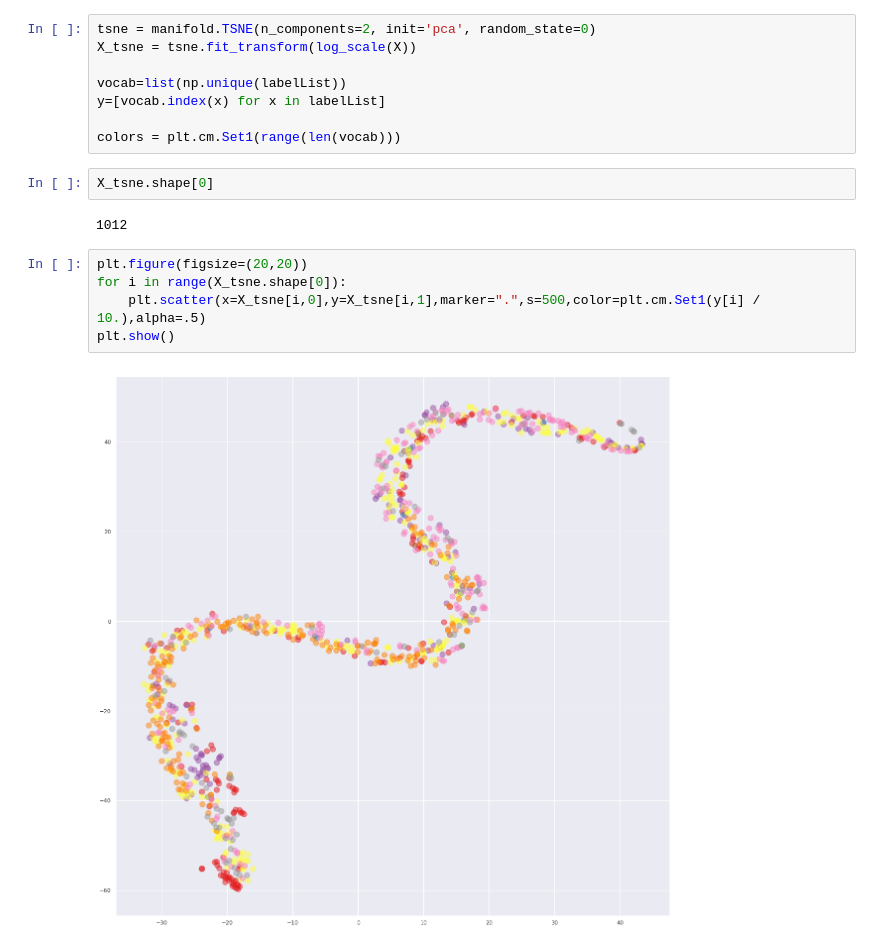
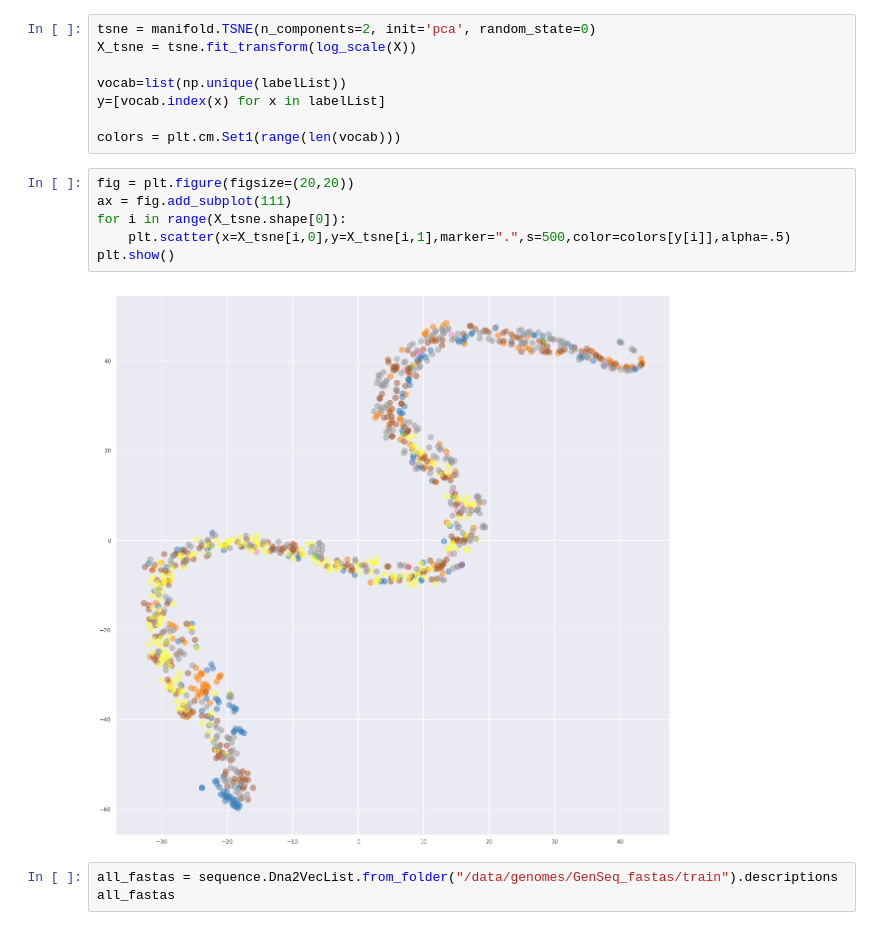
Before and after one commit to sergeman/fastai-genomic, a Jupyter notebook: ipynb/Phylogenetic.ipynb, the cells around one changed output. Drawn from its saved outputs; the diff is of its cells as text.

```diff
--- a/ipynb/Phylogenetic.ipynb
+++ b/ipynb/Phylogenetic.ipynb
@@ -118,14 +116,14 @@ vocab=list(np.unique(labelList))
 y=[vocab.index(x) for x in labelList]
 
 colors = plt.cm.Set1(range(len(vocab)))
-# %%
-X_tsne.shape[0]
-# %% [output]
-1012
 # %%
-plt.figure(figsize=(20,20))
+fig = plt.figure(figsize=(20,20))
+ax = fig.add_subplot(111)
 for i in range(X_tsne.shape[0]):
-    plt.scatter(x=X_tsne[i,0],y=X_tsne[i,1],marker=".",s=500,color=plt.cm.Set1(y[i] / 10.),alpha=.5)
+    plt.scatter(x=X_tsne[i,0],y=X_tsne[i,1],marker=".",s=500,color=colors[y[i]],alpha=.5)
 plt.show()
 # %% [output]
-[figure, old version]
+[figure, new version]
+# %%
+all_fastas = sequence.Dna2VecList.from_folder("/data/genomes/GenSeq_fastas/train").descriptions
+all_fastas
```
Also changed, not shown: parts of 1 cell of this notebook, 6 other files.
